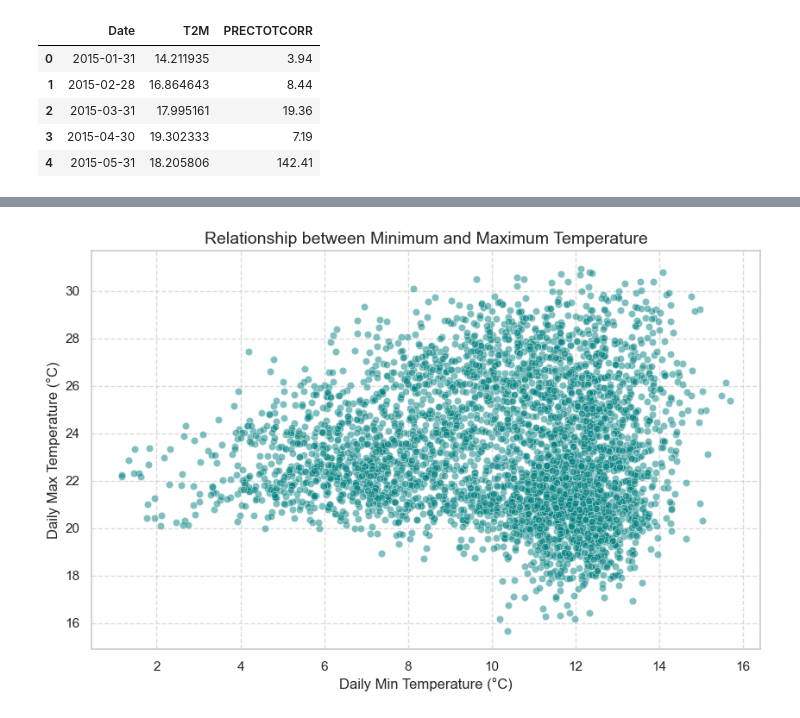
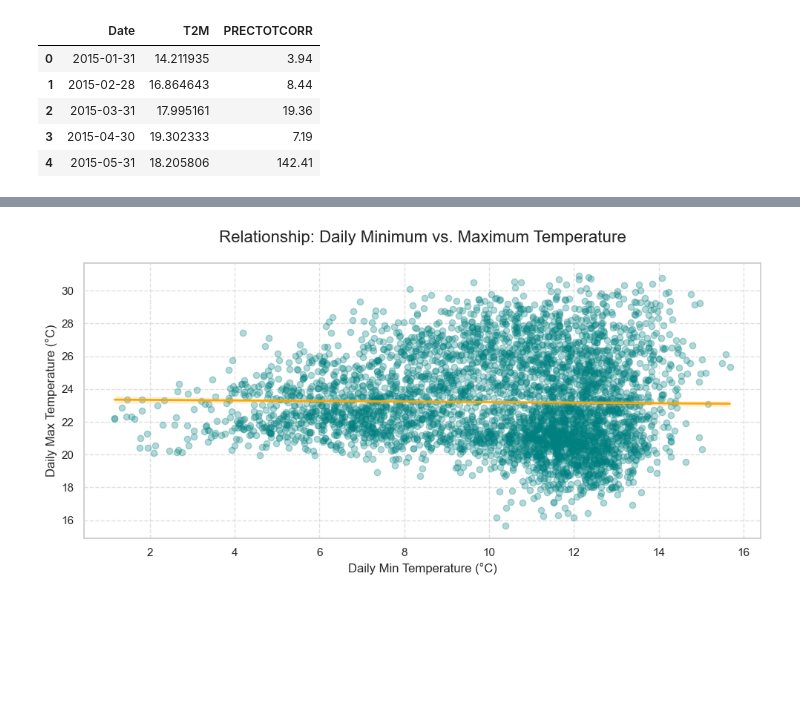
Before and after one commit to SimretAbebe/climate-challenge-week0, a Jupyter notebook: notebooks/ethiopia_eda.ipynb, the cells around one changed output, grey strips where cells are left out. Cells and saved outputs as stored; diff of their text form; code cells hidden in the pictures; blank space fills up the shorter version.

```diff
--- a/notebooks/ethiopia_eda.ipynb
+++ b/notebooks/ethiopia_eda.ipynb
@@ -39,0 +39,20 @@ sns.set_theme(style="whitegrid")
+# %%
+import os
+
+# Step 1: Immediately clear the broken setting BEFORE any other imports
+os.environ.pop('MPLBACKEND', None)
+
+%matplotlib inline
+
+# Step 2: Now it is safe to import the libraries
+import pandas as pd
+import numpy as np
+import matplotlib.pyplot as plt
+import seaborn as sns
+from scipy import stats
+
+# Step 3: Professional styling
+sns.set_theme(style="whitegrid")
+plt.rcParams['figure.figsize'] = (15, 6)
+
+print("Environment ready: Libraries loaded safely.")
@@ -289,11 +366,17 @@ plt.show()
 # %%
-plt.figure(figsize=(10, 6))
-sns.scatterplot(data=df, x='T2M_MIN', y='T2M_MAX', alpha=0.5, color='teal')
+plt.figure(figsize=(10, 5))
 
-plt.title('Relationship between Minimum and Maximum Temperature', fontsize=14)
-plt.xlabel('Daily Min Temperature (°C)')
-plt.ylabel('Daily Max Temperature (°C)')
-plt.grid(True, linestyle='--', alpha=0.7)
+sns.regplot(data=df_cleaned, x='T2M_MIN', y='T2M_MAX',
+            scatter_kws={'alpha': 0.3, 'color': 'teal'},
+            line_kws={'color': 'orange', 'linewidth': 2})
+
+# Standardizing title and labels to match your other plots
+plt.title('Relationship: Daily Minimum vs. Maximum Temperature', fontsize=16, pad=20)
+plt.xlabel('Daily Min Temperature (°C)', fontsize=12)
+plt.ylabel('Daily Max Temperature (°C)', fontsize=12)
+
+plt.grid(True, linestyle='--', alpha=0.6)
+plt.tight_layout()
 plt.show()
 # %% [output]
-[figure, old version]
+[figure, new version]
```
Also changed, not shown: parts of 31 cells of this notebook.
